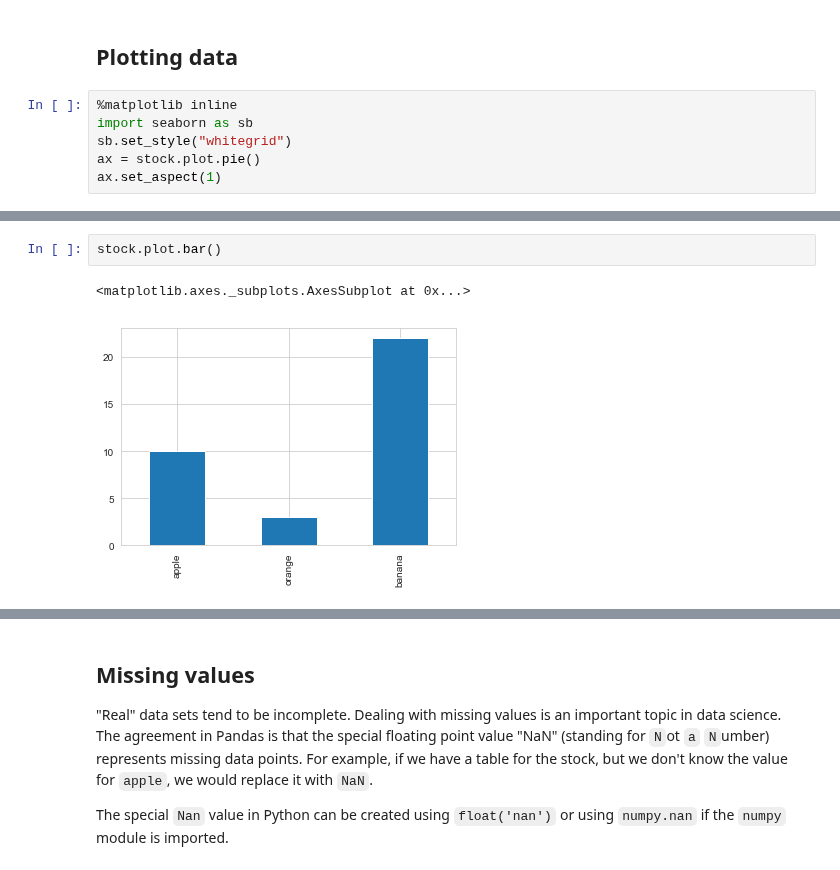
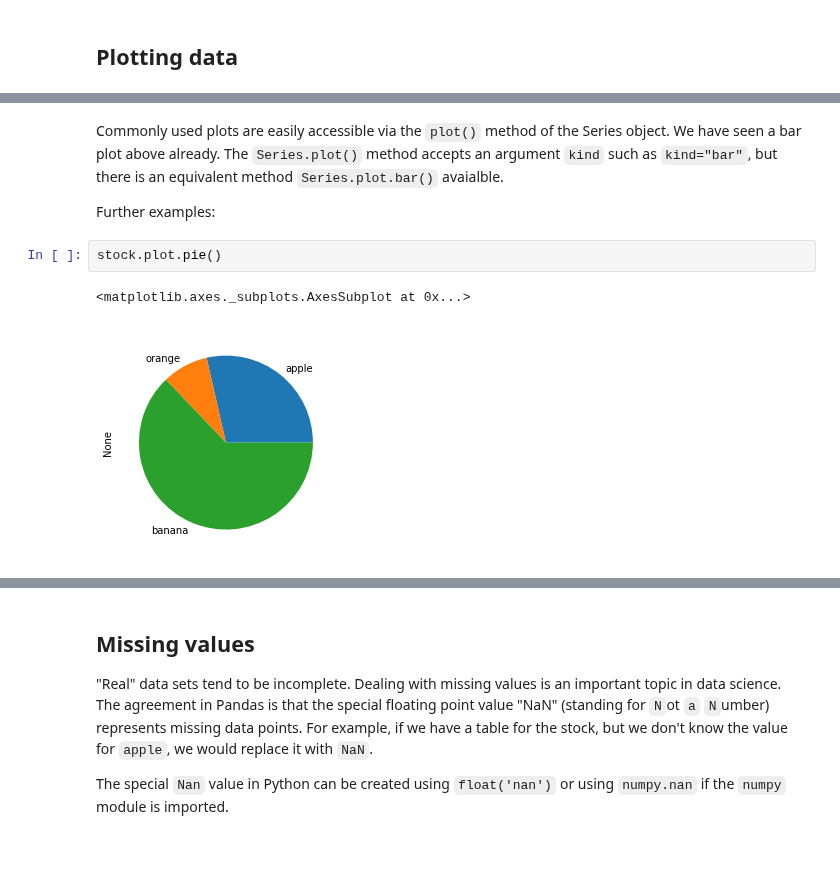
Before and after one commit to fangohr/introduction-to-python-for-computational-science-and-engineering, a Jupyter notebook: 17-pandas.ipynb, the cells around one changed output, grey strips where cells are left out. Cells and saved outputs as stored; diff of their text form.

Commit message:
WIP; mostly completed Series section

```diff
--- a/17-pandas.ipynb
+++ b/17-pandas.ipynb
@@ -216,9 +268,3 @@ banana    22
 dtype: int64
 # %% [markdown]
 ## Plotting data
-# %%
-%matplotlib inline
-import seaborn as sb
-sb.set_style("whitegrid")
-ax = stock.plot.pie()
-ax.set_aspect(1)
@@ -227,5 +271,9 @@ ax.set_aspect(1)
+# %% [markdown]
+Commonly used plots are easily accessible via the `plot()` method of the Series object. We have seen a bar plot above already. The `Series.plot()` method accepts an argument `kind` such as `kind="bar"`, but there is an equivalent method `Series.plot.bar()` avaialble.
+
+Further examples:
 # %%
-stock.plot.bar()
+stock.plot.pie()
 # %% [output]
 <matplotlib.axes._subplots.AxesSubplot at 0x...>
-[figure, old version]
+[figure, new version]
```
Also changed, not shown: parts of 49 cells of this notebook.
